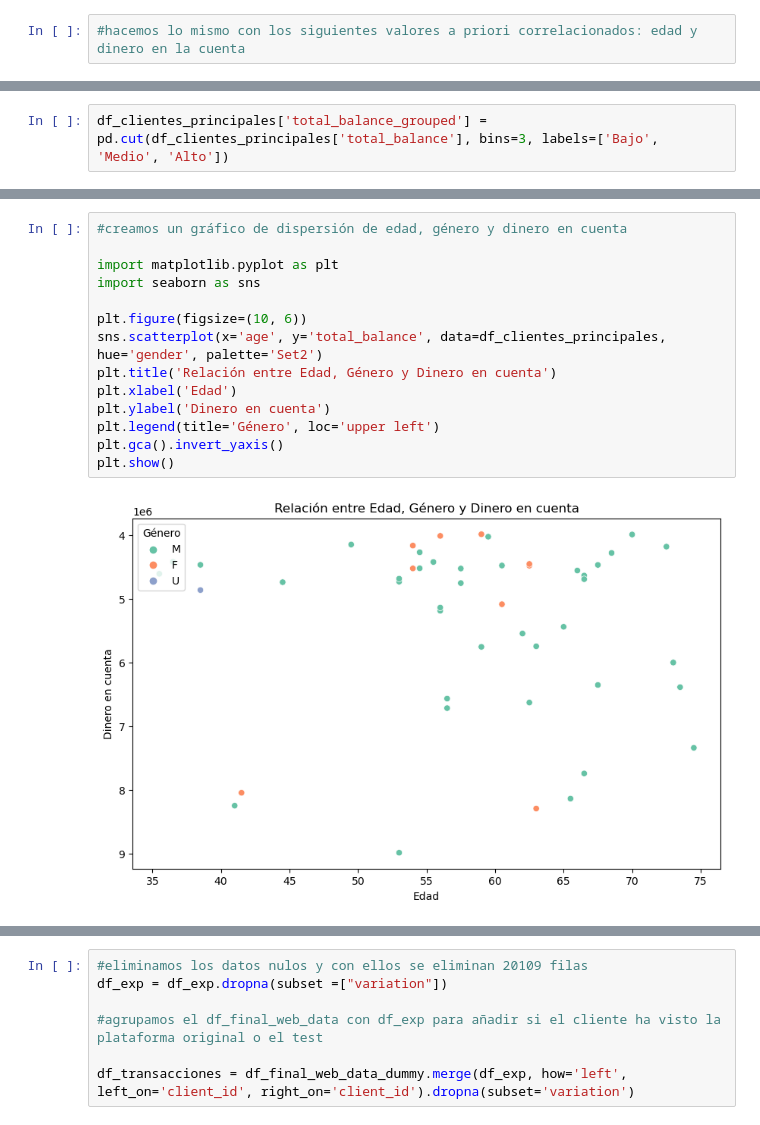
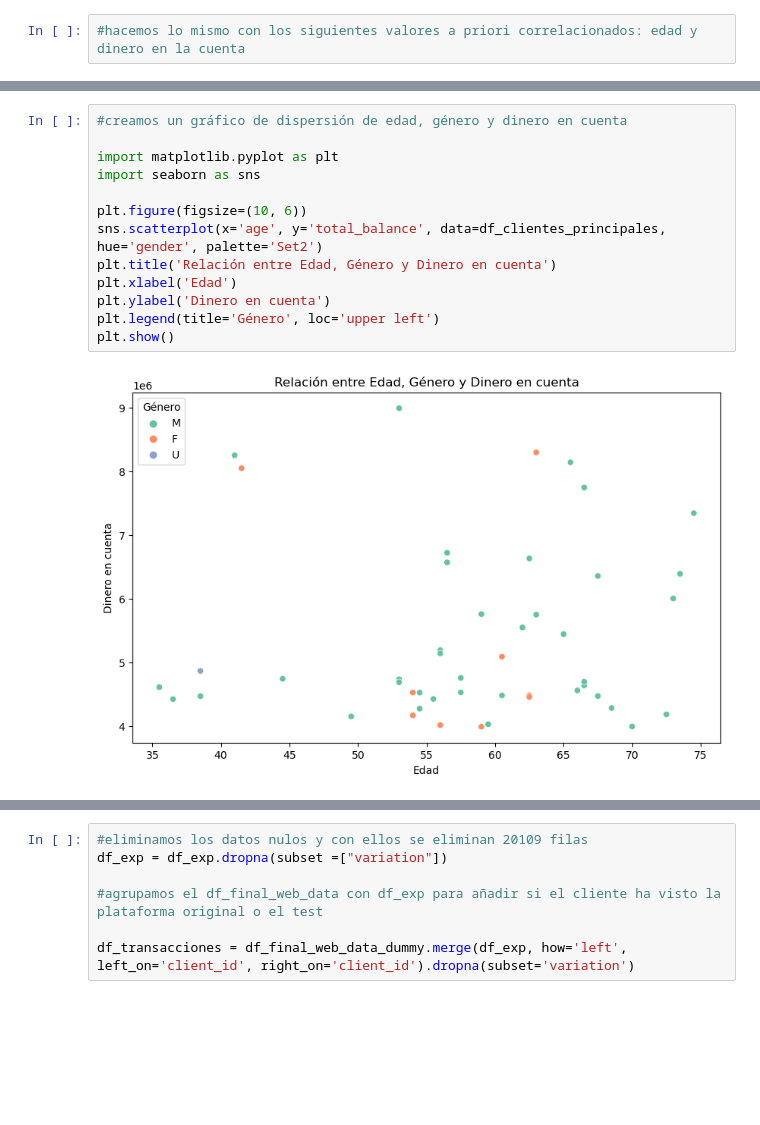
Before and after one commit to alicia-perez-diez/vanguard, a Jupyter notebook: notebooks/main.ipynb, the cells around one changed output, grey strips where cells are left out. Drawn from its saved outputs; the diff is of its cells as text; blank space fills up the shorter version.

```diff
--- a/notebooks/main.ipynb
+++ b/notebooks/main.ipynb
@@ -571,3 +595 @@ The default of observed=False is deprecated and will be changed to True in a fut
 [figure]
-# %%
-df_clientes_principales['total_balance_grouped'] = pd.cut(df_clientes_principales['total_balance'], bins=3, labels=['Bajo', 'Medio', 'Alto'])
@@ -599,16 +614,15 @@ plt.show()
 # %%
 #creamos un gráfico de dispersión de edad, género y dinero en cuenta
 
 import matplotlib.pyplot as plt
 import seaborn as sns
 
 plt.figure(figsize=(10, 6))
 sns.scatterplot(x='age', y='total_balance', data=df_clientes_principales, hue='gender', palette='Set2')
 plt.title('Relación entre Edad, Género y Dinero en cuenta')
 plt.xlabel('Edad')
 plt.ylabel('Dinero en cuenta')
 plt.legend(title='Género', loc='upper left')
-plt.gca().invert_yaxis()
 plt.show()
 # %% [output]
-[figure, old version]
+[figure, new version]
```
Also changed, not shown: parts of 28 cells of this notebook, 2 other files.
